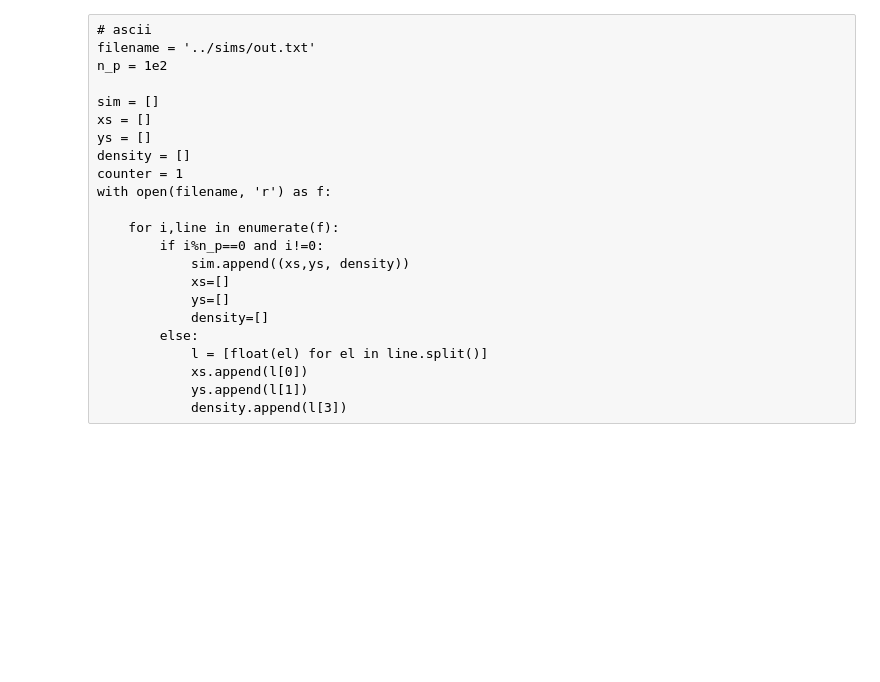
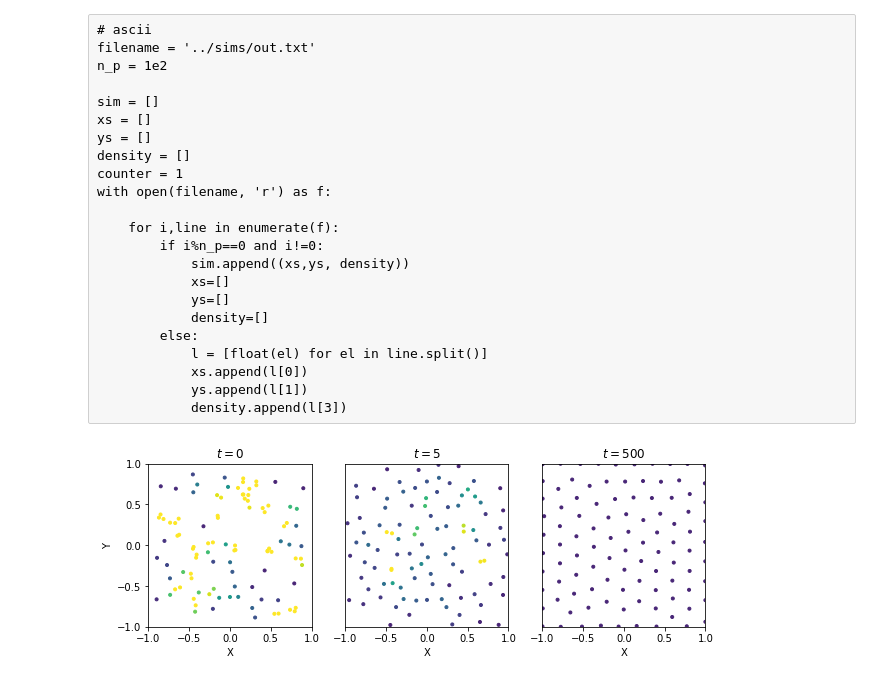
Before and after one commit to jsnguyen/cisms, a Jupyter notebook: analysis/cisms_analysis.ipynb, the cells around one changed output. Cells and saved outputs as stored; diff of their text form; code cells hidden in the pictures; blank space fills up the shorter version.

```diff
--- a/analysis/cisms_analysis.ipynb
+++ b/analysis/cisms_analysis.ipynb
@@ -44,5 +44,5 @@ def read_config(config_filename):
 
 def read_data(data_filename):
     raw_data = np.fromfile(data_filename, dtype=float)
-    data = np.stack(np.split(np.stack(np.hsplit(raw_data.reshape(-1,4),4)).T[0].T, config['n_iter'], axis=1)) # lol magic
+    data = np.stack(np.split(np.stack(np.hsplit(raw_data.reshape(-1,4),4)).T[0].T, config['n_iter']+1, axis=1)) # lol magic
     return data
@@ -54,0 +49,41 @@ data = read_data(data_filename)
+# %%
+config_filename = '../sims/constrained_square/constrained_square.config'
+config = read_config(config_filename)
+
+data_filename = '../sims/constrained_square/constrained_square.dat'
+data = read_data(data_filename)
+
+fig,axs = plt.subplots(1, 3, figsize=(10,3))
+
+xs, ys, zs, density = data[0]
+axs[0].scatter(xs, ys, c=density, cmap='viridis', marker='.', vmin=0.01, vmax=0.02)
+
+xs, ys, zs, density = data[10]
+axs[1].scatter(xs, ys, c=density, cmap='viridis', marker='.', vmin=0.01, vmax=0.02)
+
+xs, ys, zs, density = data[-1]
+axs[2].scatter(xs, ys, c=density, cmap='viridis', marker='.', vmin=0.01, vmax=0.02)
+
+
+for ax in axs:
+
+    ax.set_xticks(np.arange(-1,1.5,0.5))
+    ax.set_yticks(np.arange(-1,1.5,0.5))
+    ax.axis('square')
+    ax.set_xlim(-1,1)
+    ax.set_ylim(-1,1)
+    ax.set_xlabel('X')
+
+axs[0].set_title('$t=0$')
+axs[1].set_title('$t=5$')
+axs[2].set_title('$t=500$')
+
+axs[0].set_ylabel('Y')
+axs[1].get_yaxis().set_visible(False)
+axs[2].get_yaxis().set_visible(False)
+
+
+fig.savefig('constrained_square.pdf', bbox_inches='tight')
+plt.show()
+# %% [output]
+[figure, added]
```
Also changed, not shown: parts of 15 cells of this notebook, 12 other files.
